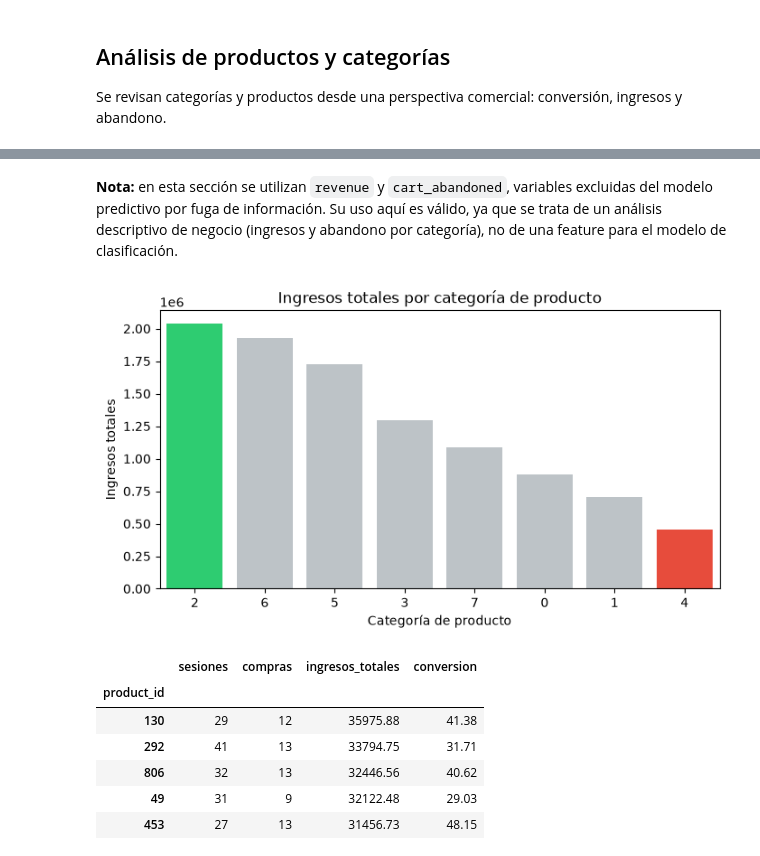
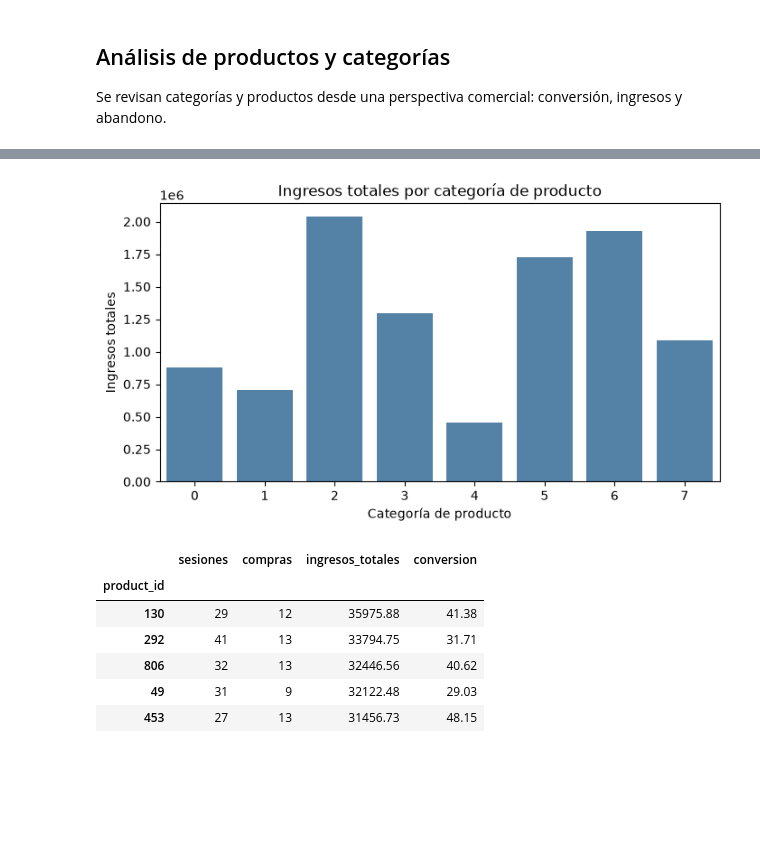
Before and after one commit to TomasDinardi/Proyecto-de-Recomendacion-InsightLab, a Jupyter notebook: MLOps-InsightLab/src/analisis_exploratorio.ipynb, the cells around one changed output, grey strips where cells are left out. Saved outputs shown, nothing was run; the diff lists cells and outputs as text; code cells hidden in the pictures; blank space fills up the shorter version.

```diff
--- a/MLOps-InsightLab/src/analisis_exploratorio.ipynb
+++ b/MLOps-InsightLab/src/analisis_exploratorio.ipynb
@@ -519,2 +318,0 @@ Las otras columnas (unit_price, quantity, pages_viewed, time_on_site_sec) no tie
-# %%
-data["discount_amount_log"] = np.log1p(data["discount_amount"])
@@ -790,14 +485,12 @@ False    22.430751
 True     22.486034
 Name: purchased, dtype: float64
 # %%
-data["purchased_num"] = data[TARGET].astype(int)
-
 plt.figure(figsize=(8, 4))
 
 sns.barplot(
     data=data,
     x="discount_percent",
-    y="purchased_num",
+    y=TARGET,
     estimator=np.mean,
     errorbar=None,
     color="steelblue"
@@ -874,18 +506,0 @@ segmento_movil_nuevo.groupby("product_category", observed=True)["time_on_site_se
-# %%
-mediana_tiempo = data["time_on_site_sec"].median()
-
-data["promocion_1"] = (
-    (data["user_type"] == 0) &
-    (data["added_to_cart"] == 1) &
-    (data[TARGET].astype(int) == 0) &
-    (data["time_on_site_sec"] > mediana_tiempo)
-)
-
-data["promocion_2"] = (
-    (data["user_type"] == 0) &
-    (data["device_type"] == 1) &
-    (data["time_on_site_sec"] > mediana_tiempo)
-)
-
-resumen_promociones = data[["promocion_1", "promocion_2"]].sum().to_frame(name="cantidad_sesiones")
-resumen_promociones
@@ -976,11 +600,11 @@ plt.show()
 Se revisan categorías y productos desde una perspectiva comercial: conversión, ingresos y abandono.
 # %%
 categoria_resumen = (
-    data.groupby("product_category", observed=True)
+    data.groupby("product_category")
     .agg(
         sesiones=("session_id", "count"),
-        conversion=("purchased", lambda x: x.astype(int).mean()),
-        abandono_carrito=("cart_abandoned", lambda x: x.astype(int).mean()),
+        conversion=("purchased", "mean"),
+        abandono_carrito=("cart_abandoned", "mean"),
         ingresos_totales=("revenue", "sum"),
         ingreso_promedio=("revenue", "mean"),
         precio_promedio=("unit_price", "mean")
@@ -1003,35 +627,22 @@ categoria_resumen.round(2)
 | 0 | 3142 | 22.28 | 42.74 | 880077.03 | 280.10 | 579.68 |
 | 1 | 3043 | 21.26 | 42.23 | 702788.87 | 230.95 | 455.72 |
 | 4 | 3204 | 22.69 | 42.73 | 452406.57 | 141.20 | 275.25 |
-# %% [markdown]
-**Nota:** en esta sección se utilizan `revenue` y `cart_abandoned`, variables excluidas del modelo predictivo por fuga de información. Su uso aquí es válido, ya que se trata de un análisis descriptivo de negocio (ingresos y abandono por categoría), no de una feature para el modelo de clasificación.
 # %%
-datos_grafico = categoria_resumen.reset_index()
-cantidad = len(datos_grafico)
-
-colores = ["#bdc3c7"] * cantidad
-colores[0] = "#2ecc71"      # la más alta (primera, ya viene ordenado desc)
-colores[-1] = "#e74c3c"     # la más baja (última)
-
 plt.figure(figsize=(8, 4))
 
-ax = sns.barplot(
-    data=datos_grafico,
+sns.barplot(
+    data=categoria_resumen.reset_index(),
     x="product_category",
     y="ingresos_totales",
-    order=datos_grafico["product_category"],
     color="steelblue"
 )
-
-for patch, color in zip(ax.patches, colores):
-    patch.set_facecolor(color)
 
 plt.title("Ingresos totales por categoría de producto")
 plt.xlabel("Categoría de producto")
 plt.ylabel("Ingresos totales")
 plt.show()
 # %% [output]
-[figure, old version]
+[figure, new version]
 # %%
 top_productos_ingresos = (
     data.groupby("product_id")
```
Also changed, not shown: parts of 70 cells of this notebook.
